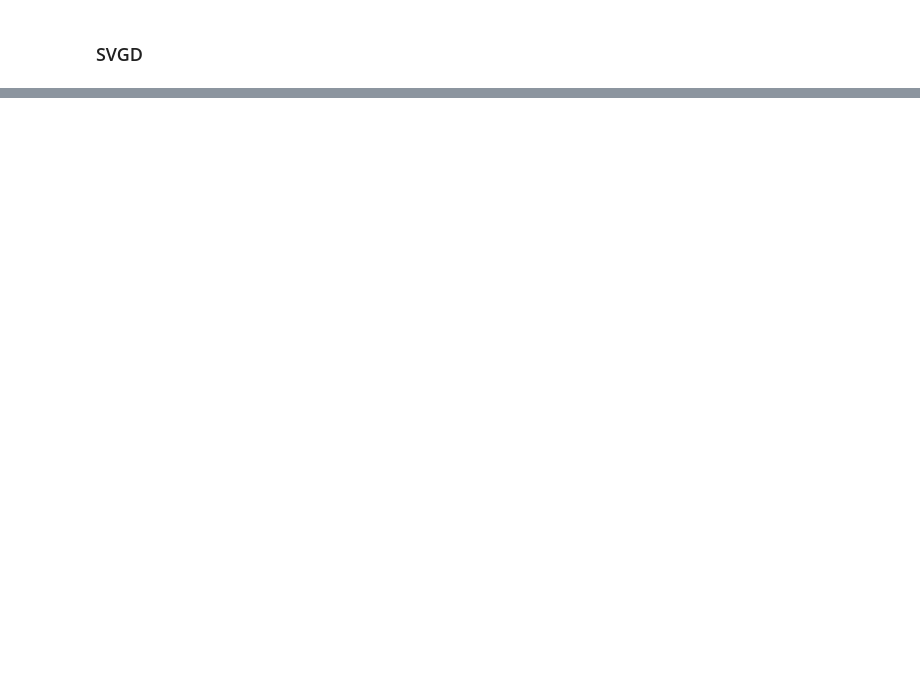
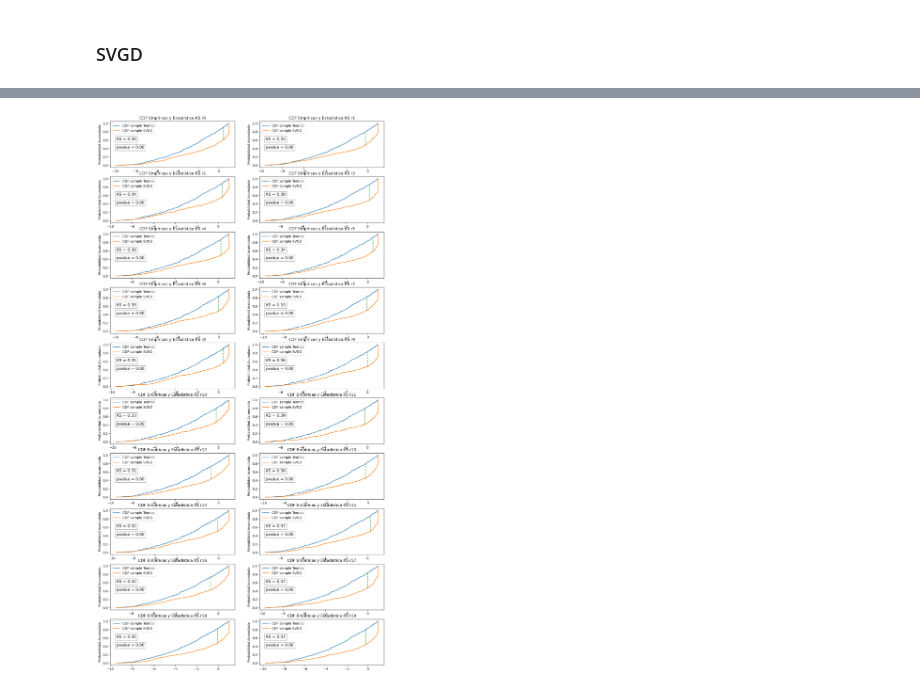
Before and after one commit to griosd/tgpy, a Jupyter notebook: notebooks/2 - SVGD-KS.ipynb, the cells around one changed output, grey strips where cells are left out. Drawn from its saved outputs; the diff is of its cells as text; code cells hidden in the pictures; blank space fills up the shorter version.

Commit message:
Change the name plotKS to plotKSCDF the function plotKSEvolution is added test with plotKSEvolution is added to notebook

```diff
--- a/notebooks/2 - SVGD-KS.ipynb
+++ b/notebooks/2 - SVGD-KS.ipynb
@@ -53,9 +59,9 @@ learning.execute_sgd(nitersSGD)
 # %% [markdown]
 ### SVGD
 # %%
-niters = 30 # number of iterations
-nreview = 10 # number of review
-rprior= 0
+niters = 300 # number of iterations
+nreview = 20 # number of review
+rprior= 2
 rgroup = 0
 # %%
 review_dict = learning.review(niters=niters, nreview=nreview, rprior=rprior, rgroup=rgroup)
@@ -64,2 +84,4 @@ tgp.plot_priors(kde=False)
 # %%
-learning.plotKS(theorical=sample_theo, review_dict=review_dict, rprior=rprior, rgroup=rgroup)
+learning.plotKSCDF(theorical=sample_theo, review_dict=review_dict, rprior=rprior, rgroup=rgroup)
+# %% [output]
+[figure, added]
```
Also changed, not shown: parts of 5 cells of this notebook, 1 other file.
